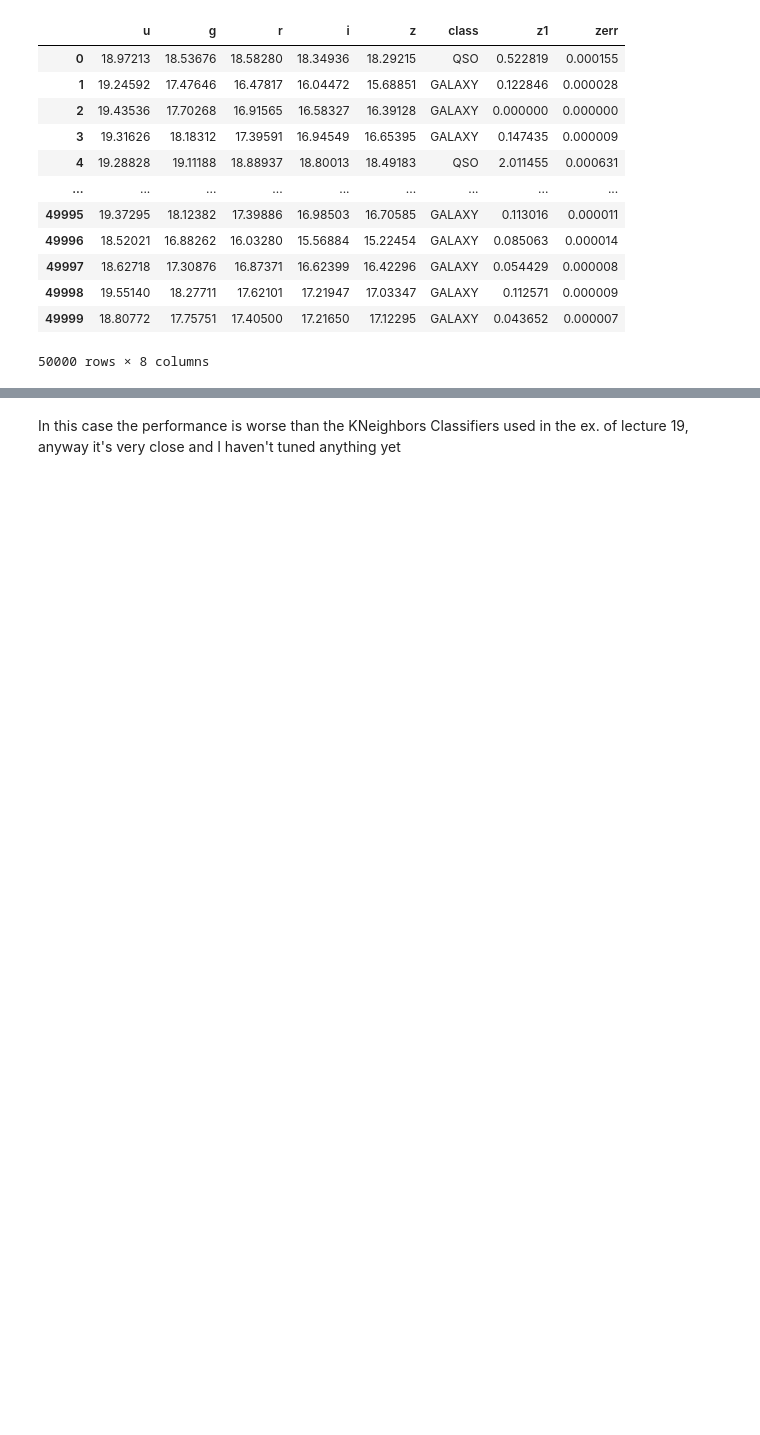
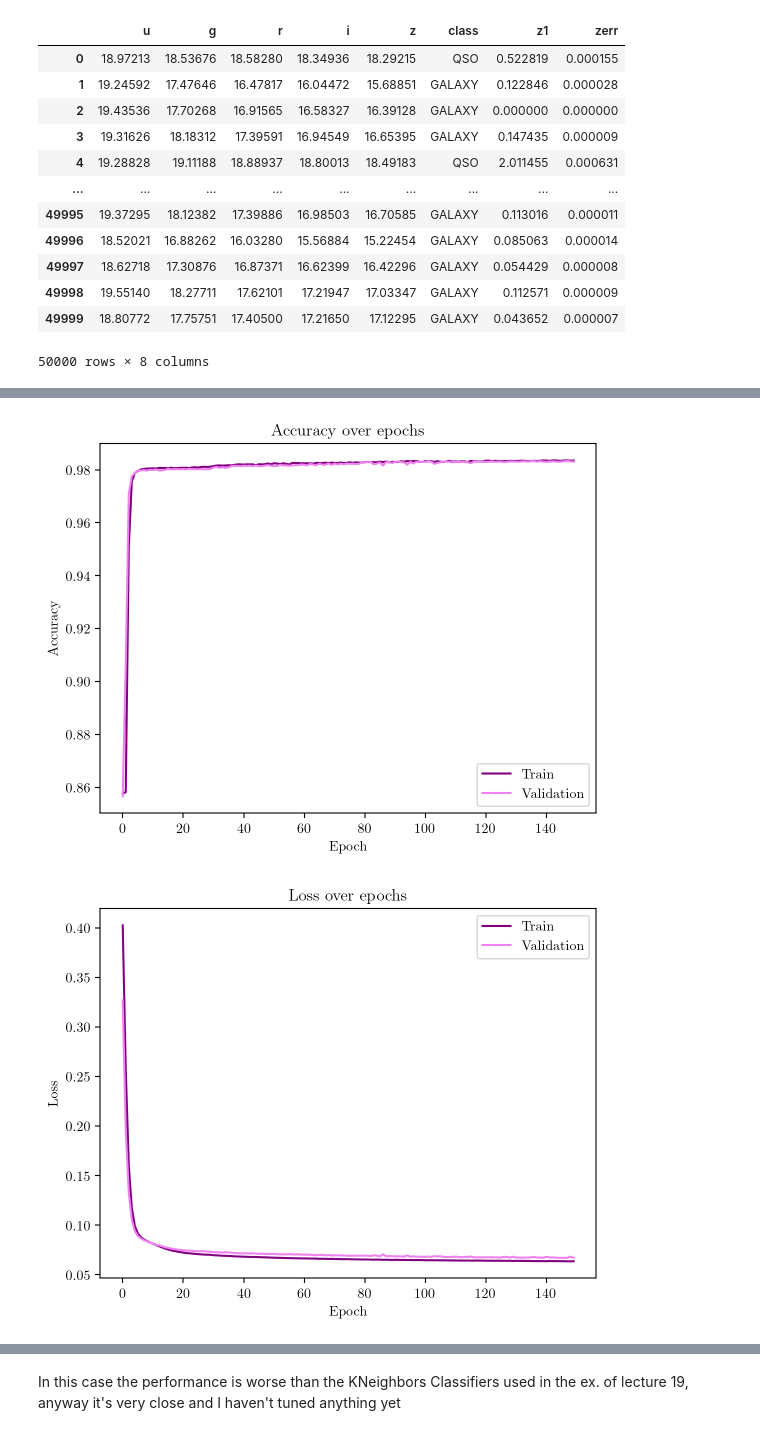
Before and after one commit to ludovicarbone/astrostatistics_bicocca_2024, a Jupyter notebook: working/L22_es.ipynb, the cells around one changed output, grey strips where cells are left out. Cells and saved outputs as stored; diff of their text form; code cells hidden in the pictures; blank space fills up the shorter version.

```diff
--- a/working/L22_es.ipynb
+++ b/working/L22_es.ipynb
@@ -183,0 +216,5 @@ plot_roc_curve(model, X_test, lab_test)
+# %%
+plots_history(history)
+# %% [output]
+[figure, added]
+[figure, added]
```
Also changed, not shown: parts of 30 cells of this notebook, 14 other files.
